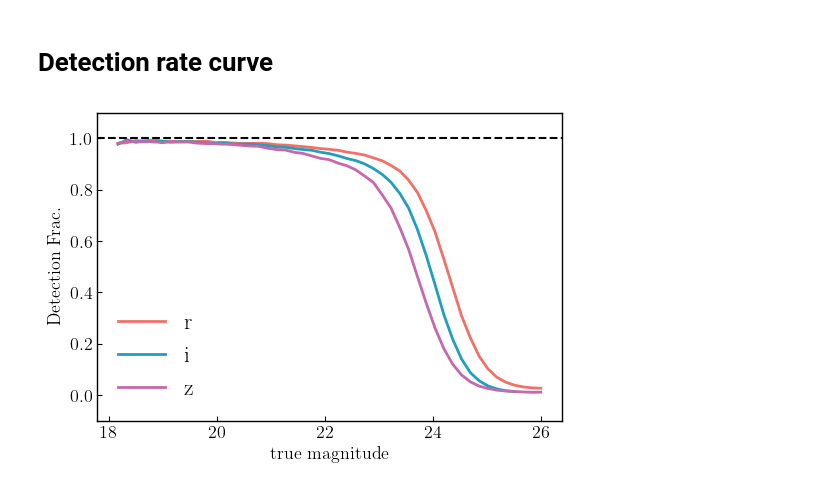
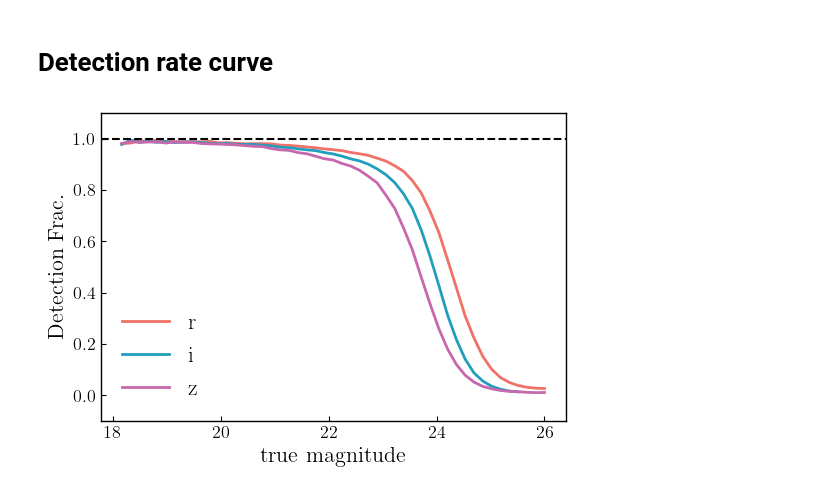
Before and after one commit to DhayaaAnbajagane/CosmicShearPhotoZ, a Jupyter notebook: paper_plots/Balrog.ipynb, the cells around one changed output. Drawn from its saved outputs; the diff is of its cells as text; code cells hidden in the pictures.

```diff
--- a/paper_plots/Balrog.ipynb
+++ b/paper_plots/Balrog.ipynb
@@ -187,33 +188,33 @@ with h5py.File('/project/chihway/dhayaa/DECADE/BalrogOfTheDECADE_20240123.hdf5',
     m_r = 30 - 2.5*np.log10(cat['true_FLUX_r'][:])[cat['inj_class'][:] == injclass]
     m_i = 30 - 2.5*np.log10(cat['true_FLUX_i'][:])[cat['inj_class'][:] == injclass]
     m_z = 30 - 2.5*np.log10(cat['true_FLUX_z'][:])[cat['inj_class'][:] == injclass]
 
     d = cat['d_arcsec'][:][cat['inj_class'][:] == injclass]
     dcont = cat['d_contam_arcsec'][:][cat['inj_class'][:] == injclass]
     flag  = cat['FLAGS_FOREGROUND'][:][cat['inj_class'][:] == injclass]
 
     mask = (dcont > 1.5) & (flag == 0)
     m_r, m_i, m_z, d = m_r[mask], m_i[mask], m_z[mask], d[mask]
 
     detect   = (d < 0.5) #& (cat['mcal_FLUX_r'][:]/cat['mcal_FLUX_r_ERR'][:] > 10)[cat['inj_class'][:] == injclass][mask]
     Transfer = np.histogram(m_r, bins = m_bins, weights = detect.astype(int))[0]/np.histogram(m_r, bins = m_bins)[0]
     plt.plot(m_bins[1:], Transfer, color = 'C0', label = 'r', lw = 2)
 
     detect   = (d < 0.5) #& (cat['mcal_FLUX_i'][:]/cat['mcal_FLUX_i_ERR'][:] > 10)[cat['inj_class'][:] == injclass][mask]
     Transfer = np.histogram(m_i, bins = m_bins, weights = detect.astype(int))[0]/np.histogram(m_i, bins = m_bins)[0]
     plt.plot(m_bins[1:], Transfer, color = 'C1', label = 'i', lw = 2)
 
     detect   = (d < 0.5) #& (cat['mcal_FLUX_z'][:]/cat['mcal_FLUX_z_ERR'][:] > 10)[cat['inj_class'][:] == injclass][mask]
     Transfer = np.histogram(m_z, bins = m_bins, weights = detect.astype(int))[0]/np.histogram(m_z, bins = m_bins)[0]
     plt.plot(m_bins[1:], Transfer, color = 'C2', label = 'z', lw = 2)
 
-plt.xlabel('true magnitude', size = 13)
-plt.ylabel('Detection Frac.', size = 13)
+plt.xlabel('true magnitude', size = 16)
+plt.ylabel('Detection Frac.', size = 16)
 
 plt.ylim(-0.1, 1.1)
 plt.axhline(1, color = 'k', ls = '--')
 plt.legend(fontsize = 17, frameon = False)
 
 plt.savefig('./Balrog_Completeness.pdf', dpi = 300, bbox_inches = 'tight')
 # %% [output]
-[figure, old version]
+[figure, new version]
```
Also changed, not shown: parts of 3 cells of this notebook, 5 other files.
